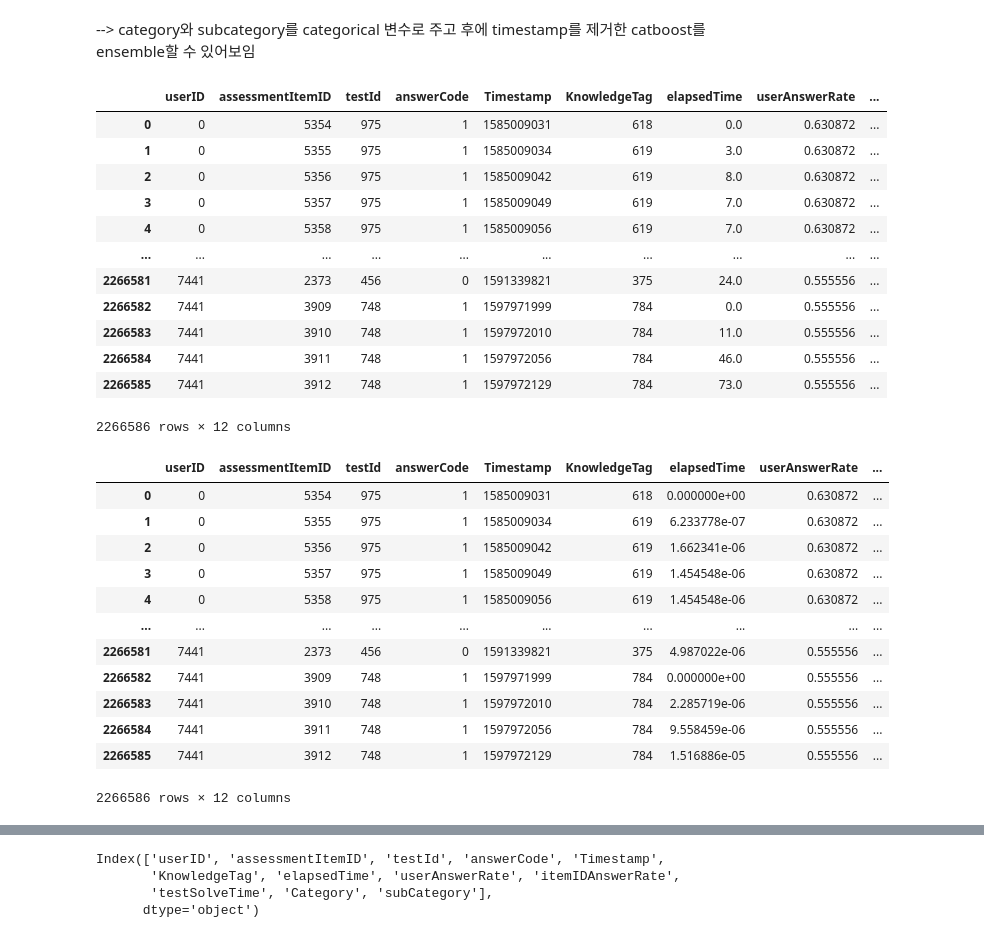
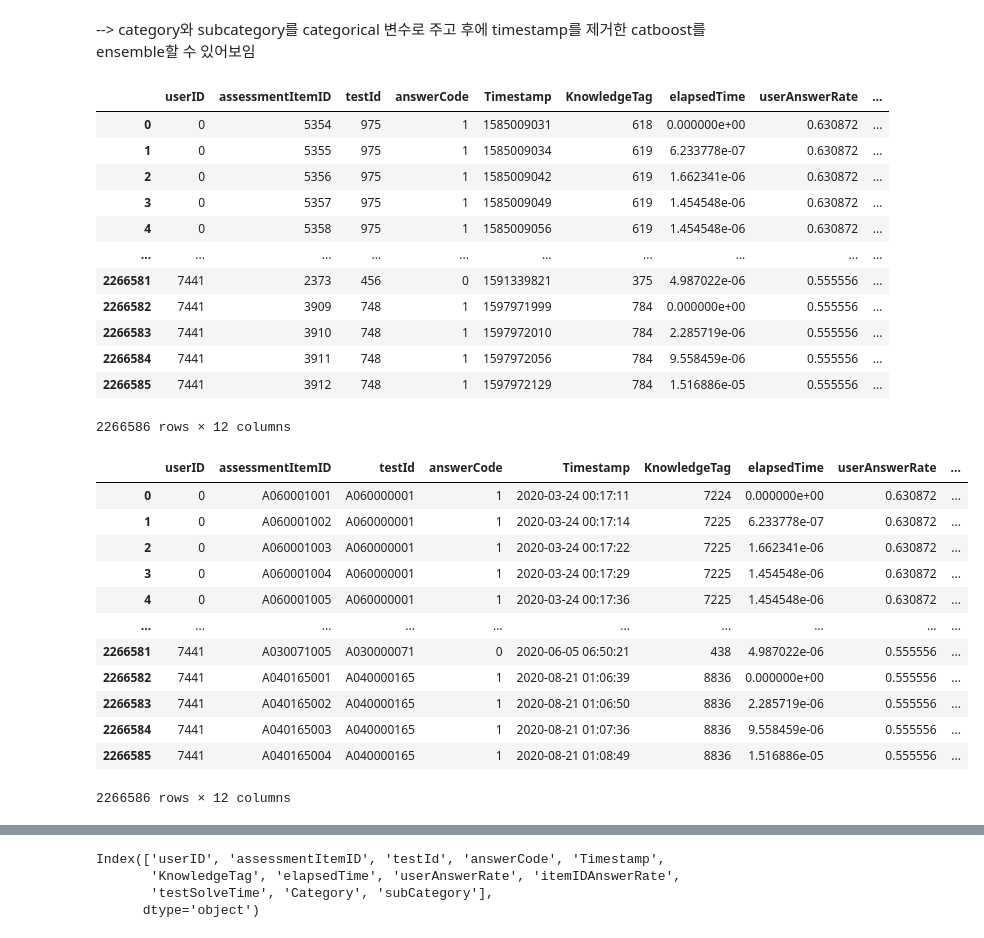
Before and after one commit to boostcampaitech4lv23recsys1/level2_dkt_recsys-level2-recsys-07, a Jupyter notebook: eda/EDA_jsy.ipynb, the cells around one changed output, grey strips where cells are left out. Saved outputs shown, nothing was run; the diff lists cells and outputs as text; code cells hidden in the pictures.

```diff
--- a/eda/EDA_jsy.ipynb
+++ b/eda/EDA_jsy.ipynb
@@ -389,17 +415,19 @@ from datetime import datetime
 cate_cols = ["assessmentItemID", "testId", "KnowledgeTag", 'Category', 'subCategory']
 is_train=True
 
+corr_train_df = train_df.copy(deep=True)
+
 for col in cate_cols:
     le = LabelEncoder()
     if is_train:
         # For UNKNOWN class
-        a = train_df[col].unique().tolist() + ["unknown"]
+        a = corr_train_df[col].unique().tolist() + ["unknown"]
         le.fit(a)
 
     # 모든 컬럼이 범주형이라고 가정
-    train_df[col] = train_df[col].astype(str)
-    test = le.transform(train_df[col])
-    train_df[col] = test
+    corr_train_df[col] = corr_train_df[col].astype(str)
+    test = le.transform(corr_train_df[col])
+    corr_train_df[col] = test
 
 def convert_time(s):
     timestamp = time.mktime(
@@ -407,43 +435,43 @@ def convert_time(s):
     )
     return int(timestamp)
 
-train_df["Timestamp"] = train_df["Timestamp"].astype(str)
-train_df["Timestamp"] = train_df["Timestamp"].apply(convert_time)
-train_df
+corr_train_df["Timestamp"] = corr_train_df["Timestamp"].astype(str)
+corr_train_df["Timestamp"] = corr_train_df["Timestamp"].apply(convert_time)
+corr_train_df
 # %% [output]
 |  | userID | assessmentItemID | testId | answerCode | Timestamp | KnowledgeTag | elapsedTime | userAnswerRate | ... |
-| 0 | 0 | 5354 | 975 | 1 | 1585009031 | 618 | 0.0 | 0.630872 | ... |
-| 1 | 0 | 5355 | 975 | 1 | 1585009034 | 619 | 3.0 | 0.630872 | ... |
-| 2 | 0 | 5356 | 975 | 1 | 1585009042 | 619 | 8.0 | 0.630872 | ... |
-| 3 | 0 | 5357 | 975 | 1 | 1585009049 | 619 | 7.0 | 0.630872 | ... |
-| 4 | 0 | 5358 | 975 | 1 | 1585009056 | 619 | 7.0 | 0.630872 | ... |
+| 0 | 0 | 5354 | 975 | 1 | 1585009031 | 618 | 0.000000e+00 | 0.630872 | ... |
+| 1 | 0 | 5355 | 975 | 1 | 1585009034 | 619 | 6.233778e-07 | 0.630872 | ... |
+| 2 | 0 | 5356 | 975 | 1 | 1585009042 | 619 | 1.662341e-06 | 0.630872 | ... |
+| 3 | 0 | 5357 | 975 | 1 | 1585009049 | 619 | 1.454548e-06 | 0.630872 | ... |
+| 4 | 0 | 5358 | 975 | 1 | 1585009056 | 619 | 1.454548e-06 | 0.630872 | ... |
 | ... | ... | ... | ... | ... | ... | ... | ... | ... | ... |
-| 2266581 | 7441 | 2373 | 456 | 0 | 1591339821 | 375 | 24.0 | 0.555556 | ... |
-| 2266582 | 7441 | 3909 | 748 | 1 | 1597971999 | 784 | 0.0 | 0.555556 | ... |
-| 2266583 | 7441 | 3910 | 748 | 1 | 1597972010 | 784 | 11.0 | 0.555556 | ... |
-| 2266584 | 7441 | 3911 | 748 | 1 | 1597972056 | 784 | 46.0 | 0.555556 | ... |
-| 2266585 | 7441 | 3912 | 748 | 1 | 1597972129 | 784 | 73.0 | 0.555556 | ... |
+| 2266581 | 7441 | 2373 | 456 | 0 | 1591339821 | 375 | 4.987022e-06 | 0.555556 | ... |
+| 2266582 | 7441 | 3909 | 748 | 1 | 1597971999 | 784 | 0.000000e+00 | 0.555556 | ... |
+| 2266583 | 7441 | 3910 | 748 | 1 | 1597972010 | 784 | 2.285719e-06 | 0.555556 | ... |
+| 2266584 | 7441 | 3911 | 748 | 1 | 1597972056 | 784 | 9.558459e-06 | 0.555556 | ... |
+| 2266585 | 7441 | 3912 | 748 | 1 | 1597972129 | 784 | 1.516886e-05 | 0.555556 | ... |
 2266586 rows × 12 columns
 # %%
 from sklearn.preprocessing import MinMaxScaler
 scaling_columns = ["elapsedTime", "userAnswerRate", "itemIDAnswerRate", "testSolveTime"]
 sc = MinMaxScaler()
 for col in scaling_columns:
-    train_df[col] = sc.fit_transform(train_df[[col]])
-train_df
+    corr_train_df[col] = sc.fit_transform(corr_train_df[[col]])
+corr_train_df
 # %% [output]
 |  | userID | assessmentItemID | testId | answerCode | Timestamp | KnowledgeTag | elapsedTime | userAnswerRate | ... |
-| 0 | 0 | 5354 | 975 | 1 | 1585009031 | 618 | 0.000000e+00 | 0.630872 | ... |
-| 1 | 0 | 5355 | 975 | 1 | 1585009034 | 619 | 6.233778e-07 | 0.630872 | ... |
-| 2 | 0 | 5356 | 975 | 1 | 1585009042 | 619 | 1.662341e-06 | 0.630872 | ... |
-| 3 | 0 | 5357 | 975 | 1 | 1585009049 | 619 | 1.454548e-06 | 0.630872 | ... |
-| 4 | 0 | 5358 | 975 | 1 | 1585009056 | 619 | 1.454548e-06 | 0.630872 | ... |
+| 0 | 0 | A060001001 | A060000001 | 1 | 2020-03-24 00:17:11 | 7224 | 0.000000e+00 | 0.630872 | ... |
+| 1 | 0 | A060001002 | A060000001 | 1 | 2020-03-24 00:17:14 | 7225 | 6.233778e-07 | 0.630872 | ... |
+| 2 | 0 | A060001003 | A060000001 | 1 | 2020-03-24 00:17:22 | 7225 | 1.662341e-06 | 0.630872 | ... |
+| 3 | 0 | A060001004 | A060000001 | 1 | 2020-03-24 00:17:29 | 7225 | 1.454548e-06 | 0.630872 | ... |
+| 4 | 0 | A060001005 | A060000001 | 1 | 2020-03-24 00:17:36 | 7225 | 1.454548e-06 | 0.630872 | ... |
 | ... | ... | ... | ... | ... | ... | ... | ... | ... | ... |
-| 2266581 | 7441 | 2373 | 456 | 0 | 1591339821 | 375 | 4.987022e-06 | 0.555556 | ... |
-| 2266582 | 7441 | 3909 | 748 | 1 | 1597971999 | 784 | 0.000000e+00 | 0.555556 | ... |
-| 2266583 | 7441 | 3910 | 748 | 1 | 1597972010 | 784 | 2.285719e-06 | 0.555556 | ... |
-| 2266584 | 7441 | 3911 | 748 | 1 | 1597972056 | 784 | 9.558459e-06 | 0.555556 | ... |
-| 2266585 | 7441 | 3912 | 748 | 1 | 1597972129 | 784 | 1.516886e-05 | 0.555556 | ... |
+| 2266581 | 7441 | A030071005 | A030000071 | 0 | 2020-06-05 06:50:21 | 438 | 4.987022e-06 | 0.555556 | ... |
+| 2266582 | 7441 | A040165001 | A040000165 | 1 | 2020-08-21 01:06:39 | 8836 | 0.000000e+00 | 0.555556 | ... |
+| 2266583 | 7441 | A040165002 | A040000165 | 1 | 2020-08-21 01:06:50 | 8836 | 2.285719e-06 | 0.555556 | ... |
+| 2266584 | 7441 | A040165003 | A040000165 | 1 | 2020-08-21 01:07:36 | 8836 | 9.558459e-06 | 0.555556 | ... |
+| 2266585 | 7441 | A040165004 | A040000165 | 1 | 2020-08-21 01:08:49 | 8836 | 1.516886e-05 | 0.555556 | ... |
 2266586 rows × 12 columns
 # %%
 colormap = plt.cm.PuBu
```
Also changed, not shown: parts of 18 cells of this notebook, 3 other files.
